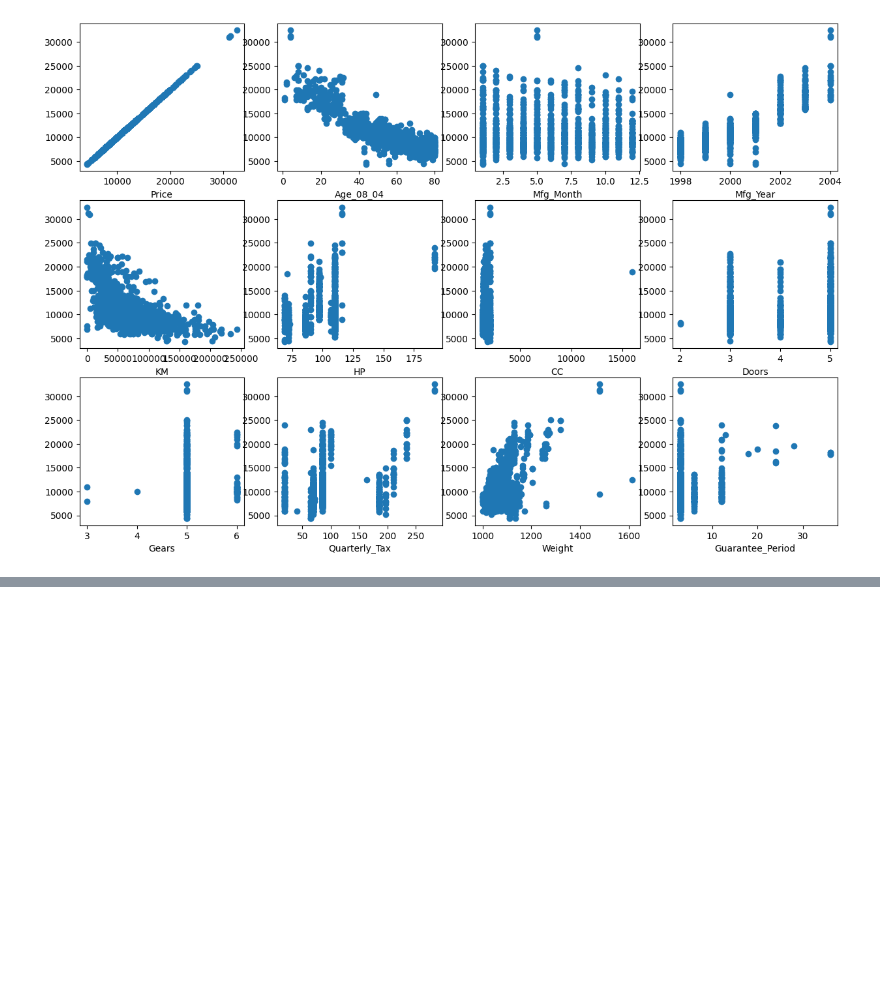
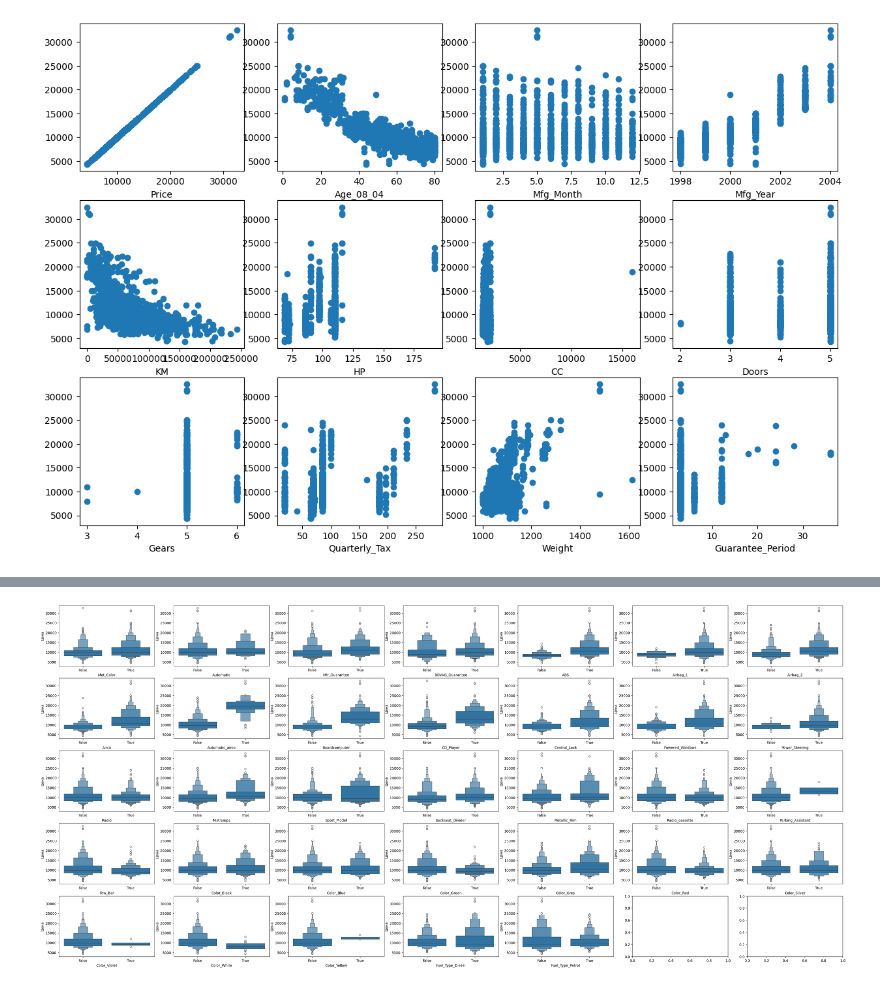
Before and after one commit to kirilyin/hwXX_, a Jupyter notebook: hw04_linear_regression/linear_regression.ipynb, the cells around one changed output, grey strips where cells are left out. Cells and saved outputs as stored; diff of their text form; code cells hidden in the pictures; blank space fills up the shorter version.

```diff
--- a/hw04_linear_regression/linear_regression.ipynb
+++ b/hw04_linear_regression/linear_regression.ipynb
@@ -101,0 +122,16 @@ for i, el in enumerate(df_for_corr.columns.array):
+# %%
+df_encoded = pd.get_dummies(df, columns=['Color','Fuel_Type'], drop_first=True)
+# %%
+for el in bins:
+    df_encoded[el] = df_encoded[el].astype(bool)
+# %%
+bins = df_encoded.select_dtypes('bool').columns.tolist()
+# %%
+fig, axes = plt.subplots(5, 7, figsize=(40, 18))
+
+for i, el in enumerate(bins):
+    sb.boxenplot(data=df_encoded, x=el,y=df_encoded['Price'], ax=axes[i//7, i%7])
+    axes[i//7, i%7].set_xlabel(el)
+    axes[i//7, i%7].set_ylabel('Цена')
+# %% [output]
+[figure, added]
```
Also changed, not shown: parts of 20 cells of this notebook, 1 other file.
